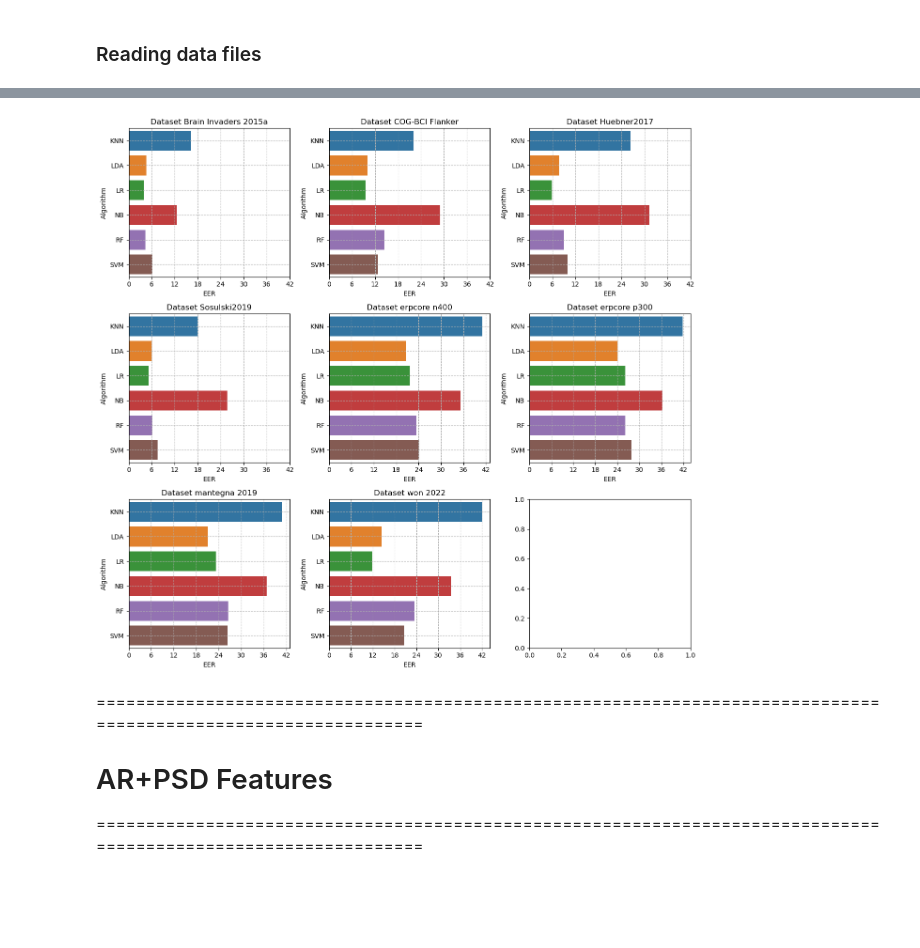
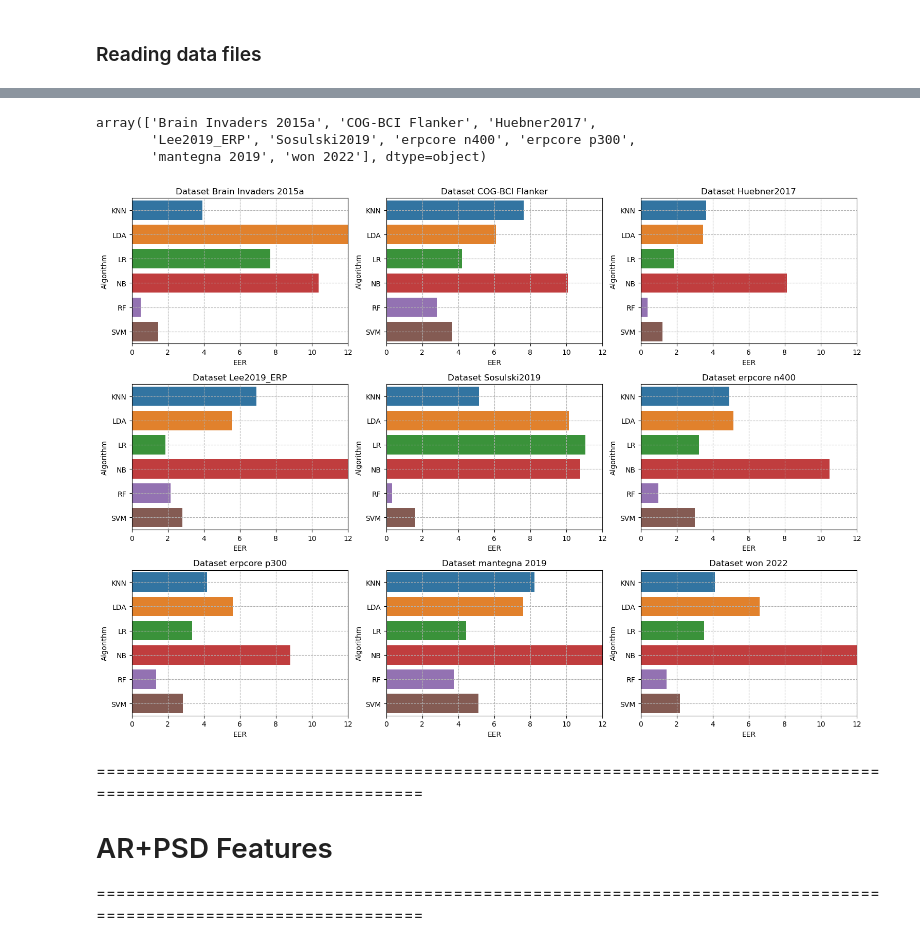
Before and after one commit to Avichaurasia/NeuroIDBench, a Jupyter notebook: Juypter_Notebooks/Experiment_Feature_Extraction.ipynb, the cells around one changed output, grey strips where cells are left out. Saved outputs shown, nothing was run; the diff lists cells and outputs as text; code cells hidden in the pictures; blank space fills up the shorter version.

```diff
--- a/Juypter_Notebooks/Experiment_Feature_Extraction.ipynb
+++ b/Juypter_Notebooks/Experiment_Feature_Extraction.ipynb
@@ -58,6 +58,7 @@ Huebner_LLP_dir=os.path.join(results_dir, "Huebner_LLP", 'Experiments')
 Mantegna2019_dir=os.path.join(results_dir, "Mantegna2019", 'Experiments')
 Sosulski2019_dir=os.path.join(results_dir, "Sosulski2019", 'Experiments')
 Won2022_dir=os.path.join(results_dir, "Won2022", 'Experiments')
+Lee2019_dir=os.path.join(results_dir, "Lee2019", 'Experiments')
 # %% [markdown]
 ### Reading data files
 # %%
@@ -255,8 +257,10 @@ manetgna_PSD_db=pd.read_csv(os.path.join(Mantegna2019_dir, "Only_PSD_Features",
 Huebner_PSD_db=pd.read_csv(os.path.join(Huebner_LLP_dir, "Only_PSD_Features", 'PSD_results.csv'))
 sosulski_PSD_db=pd.read_csv(os.path.join(Sosulski2019_dir, "Only_PSD_Features", 'PSD_results.csv'))
 Won2022_PSD_db=pd.read_csv(os.path.join(Won2022_dir, "Only_PSD_Features", 'PSD_results.csv'))
+Lee2019_PSD_db=pd.read_csv(os.path.join(Lee2019_dir, "Only_PSD_Features", 'PSD_results.csv'))
+
 #erpCore_N400_AR_db=pd.read_csv(os.path.join(ERPCORE_N400_dir, "Only_AR_Features", 'AR_Order.csv'))
 # %%
 df_PSD_features_db=pd.concat([brain_PSD_db, erpCore_N400_PSD_db,
                                     erpCore_P300_PSD_db, cogbci_PSD_db,
-                                    manetgna_PSD_db, Huebner_PSD_db, sosulski_PSD_db, Won2022_PSD_db], axis=0)
+                                    manetgna_PSD_db, Huebner_PSD_db, sosulski_PSD_db, Won2022_PSD_db, Lee2019_PSD_db], axis=0)
@@ -299,5 +293,5 @@ df_PSD_features_db
 # %%
-grouped_df_PSD=df_AR_features_db.groupby(['dataset','pipeline',]).agg({
+grouped_df_PSD=df_PSD_features_db.groupby(['dataset','pipeline',]).agg({
                 'eer': lambda x: f'{np.mean(x)*100:.2f}',
                 'frr_1_far': lambda x: f'{np.mean(x)*100:.3f}'
             }).reset_index()
@@ -309,3 +301,9 @@ grouped_df_PSD=df_AR_features_db.groupby(['dataset','pipeline',]).agg({
+# %%
+grouped_df_PSD.dataset.unique()
+# %% [output]
+array(['Brain Invaders 2015a', 'COG-BCI Flanker', 'Huebner2017',
+       'Lee2019_ERP', 'Sosulski2019', 'erpcore n400', 'erpcore p300',
+       'mantegna 2019', 'won 2022'], dtype=object)
 # %%
 grouped_df_PSD['eer'] = grouped_df_PSD['eer'].astype('float64')
 
@@ -317,7 +315,7 @@ rows = 3
 columns = 3
 
 # Create subplots
-fig, axs = plt.subplots(rows, columns, figsize=(13, 12))
+fig, axs = plt.subplots(rows, columns, figsize=(15, 11))
 
 # Flatten the 2D array of subplots for easy iteration
 axs = axs.flatten()
@@ -333,35 +331,36 @@ for i, dataset in enumerate(datasets):
     ax = axs[i]
 
     sns.barplot(x='eer', y='pipeline', data=db, ax=ax)
 
     # Hide legend for each subplot
     #ax.get_legend().remove()
 
     # Set labels and title
 
     # Set labels and title
     ax.set_xlabel('EER')
     ax.set_ylabel('Algorithm')
     ax.set_title("Dataset " + dataset)
 
 
     #ax.set_ylim(0, 10)
     #ax.set_yticks(range(0, 11, 1))
 
     # Set y-axis ticks at intervals of 1
-    ax.set_xticks(range(0, int(max(grouped_df_PSD['eer'])) + 1, 6))
+    ax.set_xlim(0,12)
+    #ax.set_xticks(range(0, int(max(grouped_df_PSD['eer'])) + 1, 1))
 
     ax.grid(True, ls="--", lw=0.8)
 
 # Create a legend outside the subplots
 #fig.legend(legend_handles, set(grouped_df_AR['pipeline']), loc='upper right', bbox_to_anchor=(1.10, 0.98), fontsize=12, prop={'size': 16})
 plt.subplots_adjust(right=0.60)  # Adjust layout to make room for the legend
 
     # Adjust layout
 plt.tight_layout()
 plt.show()
 # %% [output]
-[figure, old version]
+[figure, new version]
 # %% [markdown]
 ================================================================================================================
 
```
Also changed, not shown: parts of 6 cells of this notebook, 28 other files.
